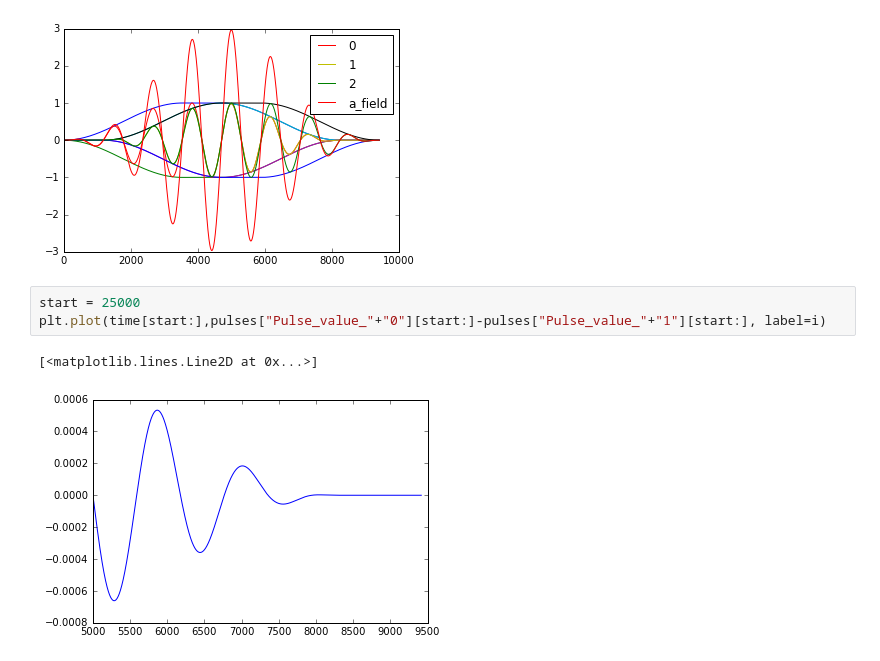
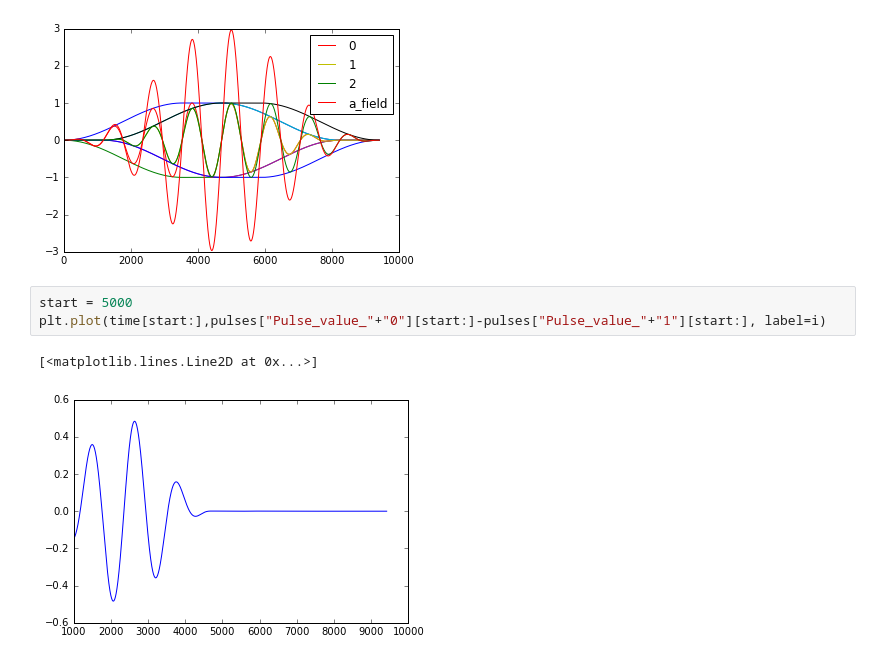
Before and after one commit to Joel-Venzke/TDSE, a Jupyter notebook: analysis/plot_pulses.ipynb, the cells around one changed output. Drawn from its saved outputs; the diff is of its cells as text.

```diff
--- a/analysis/plot_pulses.ipynb
+++ b/analysis/plot_pulses.ipynb
@@ -19,8 +19,8 @@ plt.legend()
 <matplotlib.legend.Legend at 0x...>
 [figure]
 # %%
-start = 25000
+start = 5000
 plt.plot(time[start:],pulses["Pulse_value_"+"0"][start:]-pulses["Pulse_value_"+"1"][start:], label=i)
 # %% [output]
 [<matplotlib.lines.Line2D at 0x...>]
-[figure, old version]
+[figure, new version]
```
Also changed, not shown: 3 other files.
